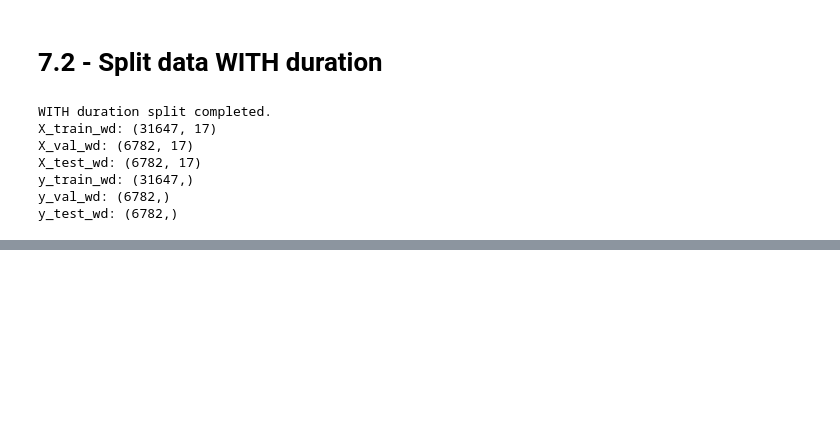
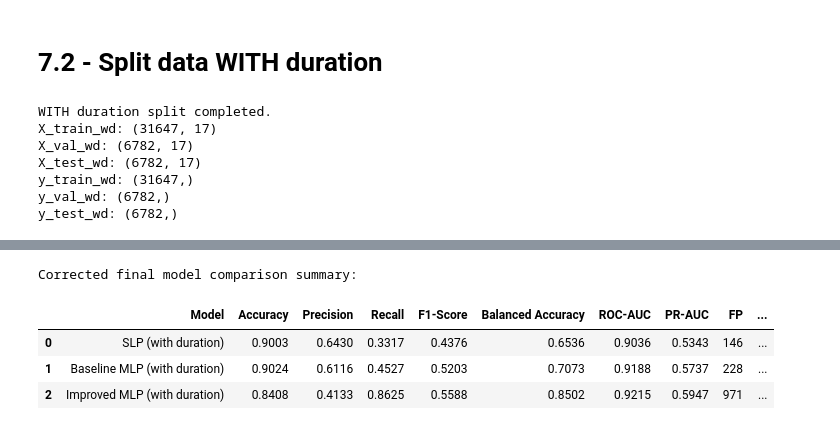
Before and after one commit to nidhisingn/14350889_Artificial-Neural-Networks_6009-CMD_NS, a Jupyter notebook: NS_14350889_ANN_PART_A.ipynb, the cells around one changed output, grey strips where cells are left out. Saved outputs shown, nothing was run; the diff lists cells and outputs as text; code cells hidden in the pictures; blank space fills up the shorter version.

```diff
--- a/NS_14350889_ANN_PART_A.ipynb
+++ b/NS_14350889_ANN_PART_A.ipynb
@@ -1124,0 +2731,29 @@ y_test_wd: (6782,)
+# %%
+# Fix model-name mismatch for final summary merge
+
+uncertainty_summary_fixed = uncertainty_summary_df.copy()
+
+uncertainty_summary_fixed["Model"] = uncertainty_summary_fixed["Model"].replace({
+    "SLP": "SLP (with duration)",
+    "Baseline MLP": "Baseline MLP (with duration)",
+    "Improved MLP": "Improved MLP (with duration)"
+})
+
+final_summary_fixed = test_results_neural_models.merge(
+    cm_summary_df[["Model", "FP", "FN", "TP", "TN"]],
+    on="Model",
+    how="left"
+).merge(
+    uncertainty_summary_fixed[["Model", "Ambiguous %", "Accuracy on Ambiguous Samples", "Accuracy on Confident Samples"]],
+    on="Model",
+    how="left"
+)
+
+print("Corrected final model comparison summary:")
+display(final_summary_fixed)
+# %% [output]
+Corrected final model comparison summary:
+|  | Model | Accuracy | Precision | Recall | F1-Score | Balanced Accuracy | ROC-AUC | PR-AUC | FP | ... |
+| 0 | SLP (with duration) | 0.9003 | 0.6430 | 0.3317 | 0.4376 | 0.6536 | 0.9036 | 0.5343 | 146 | ... |
+| 1 | Baseline MLP (with duration) | 0.9024 | 0.6116 | 0.4527 | 0.5203 | 0.7073 | 0.9188 | 0.5737 | 228 | ... |
+| 2 | Improved MLP (with duration) | 0.8408 | 0.4133 | 0.8625 | 0.5588 | 0.8502 | 0.9215 | 0.5947 | 971 | ... |
```
Also changed, not shown: parts of 29 cells of this notebook.
